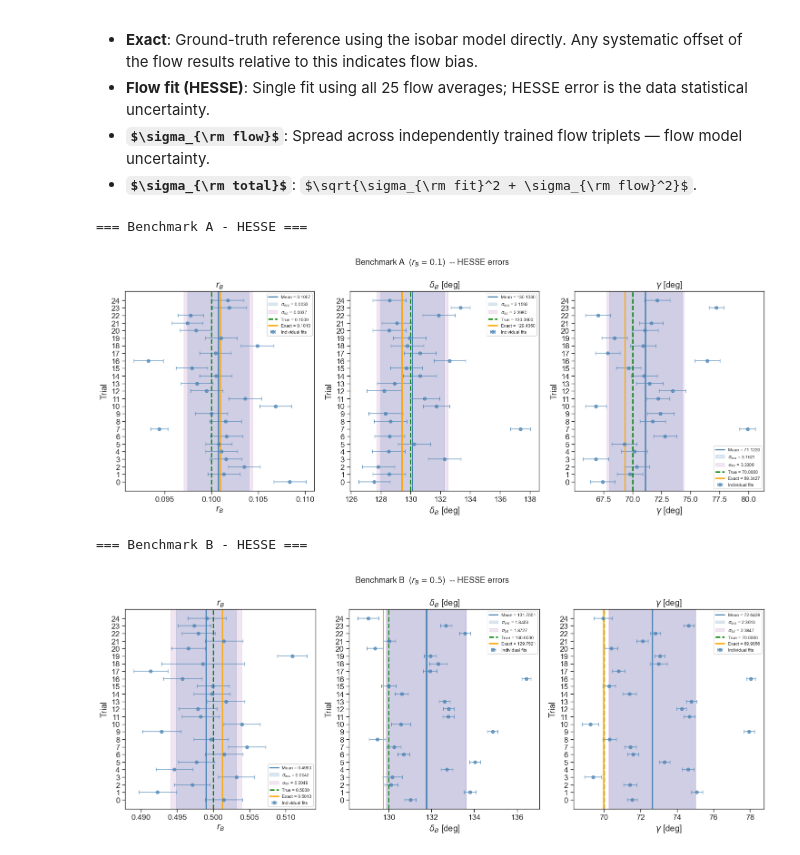
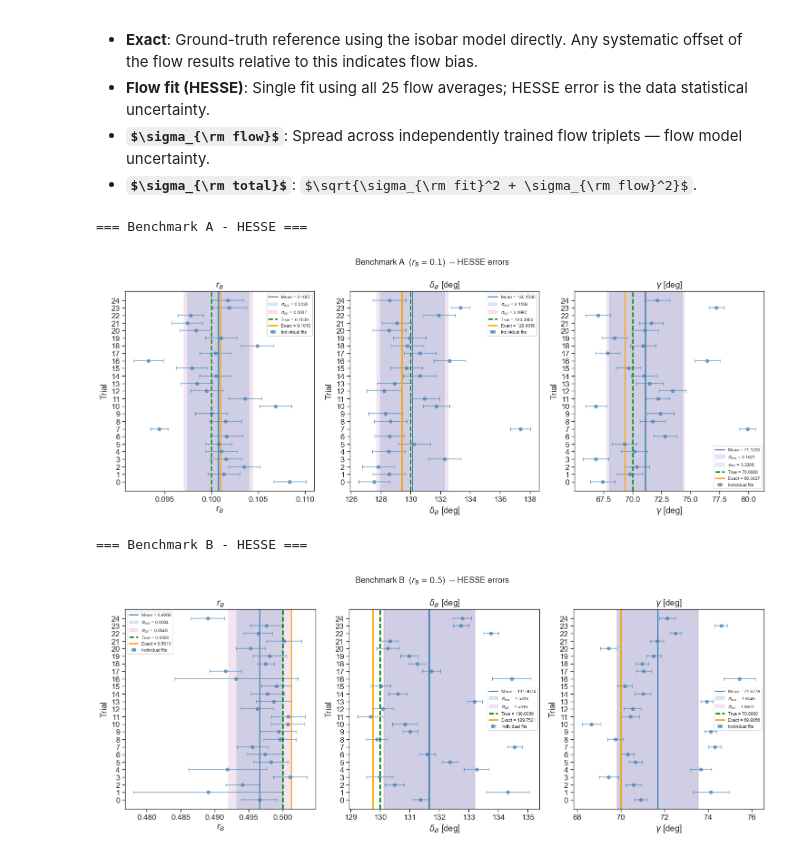
Before and after one commit to chinhsan08/Extraction-of-Gamma-with-Normalising-flows, a Jupyter notebook: Gamma-fit-pipeline-symmetric.ipynb, the cells around one changed output. Saved outputs shown, nothing was run; the diff lists cells and outputs as text; code cells hidden in the pictures; some formulas as TeX source.

```diff
--- a/Gamma-fit-pipeline-symmetric.ipynb
+++ b/Gamma-fit-pipeline-symmetric.ipynb
@@ -1363,0 +1407,4 @@ KeyboardInterrupt:
+# %%
+
+flow_ens_B_avg_7 = run_flow_ensemble_fits(**_common_B, constraint='knn', K_init=2, K_max = 5000)
+summarise_flow_ensemble(flow_ens_B_avg_7, 0.5, 130.0, 70.0)
@@ -1846,32 +1911,32 @@ plot_hesse_ensemble(
 # print('=== Benchmark A - Profile LH ===')
 # plot_profile_ensemble(
 #     flow_prof_A,
 #     true_rB=0.1, true_deltaB=130.0, true_gamma=70.0,
 #     m_exact=m_A_exact,
 #     title=r'Benchmark A  ($r_B = 0.1$)  -- Profile-likelihood errors',
 #     save_path='ensemble_fit_results_A_profile.pdf',
 # )
 
 # --- Benchmark B (rB = 0.5) ---
 print('=== Benchmark B - HESSE ===')
 plot_hesse_ensemble(
-    flow_ens_B_avg,
+    flow_ens_B_avg_7,
     true_rB=0.5, true_deltaB=130.0, true_gamma=70.0,
     m_exact=m_B_exact,
     title=r'Benchmark B  ($r_B = 0.5$)  -- HESSE errors',
     save_path='ensemble_fit_results_B_hesse.pdf',
 )
 
 # print('=== Benchmark B - Profile LH ===')
 # plot_profile_ensemble(
 #     flow_prof_B,
 #     true_rB=0.5, true_deltaB=130.0, true_gamma=70.0,
 #     m_exact=m_B_exact,
 #     title=r'Benchmark B  ($r_B = 0.5$)  -- Profile-likelihood errors',
 #     save_path='ensemble_fit_results_B_profile.pdf',
 # )
 # %% [output]
 === Benchmark A - HESSE ===
 [figure]
 === Benchmark B - HESSE ===
-[figure, old version]
+[figure, new version]
```
Also changed, not shown: parts of 5 cells of this notebook, 4 other files.
